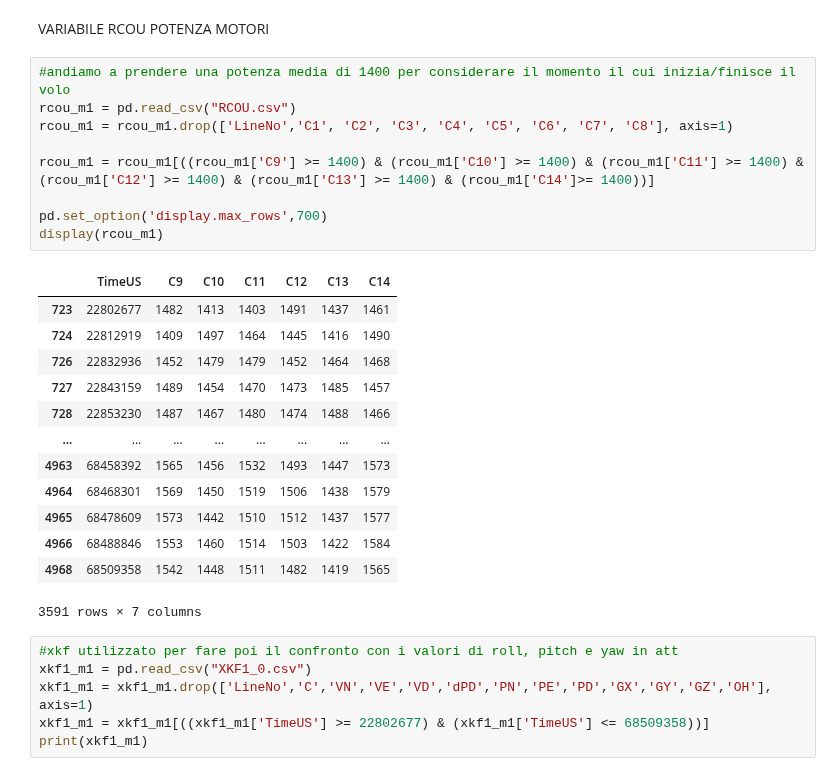
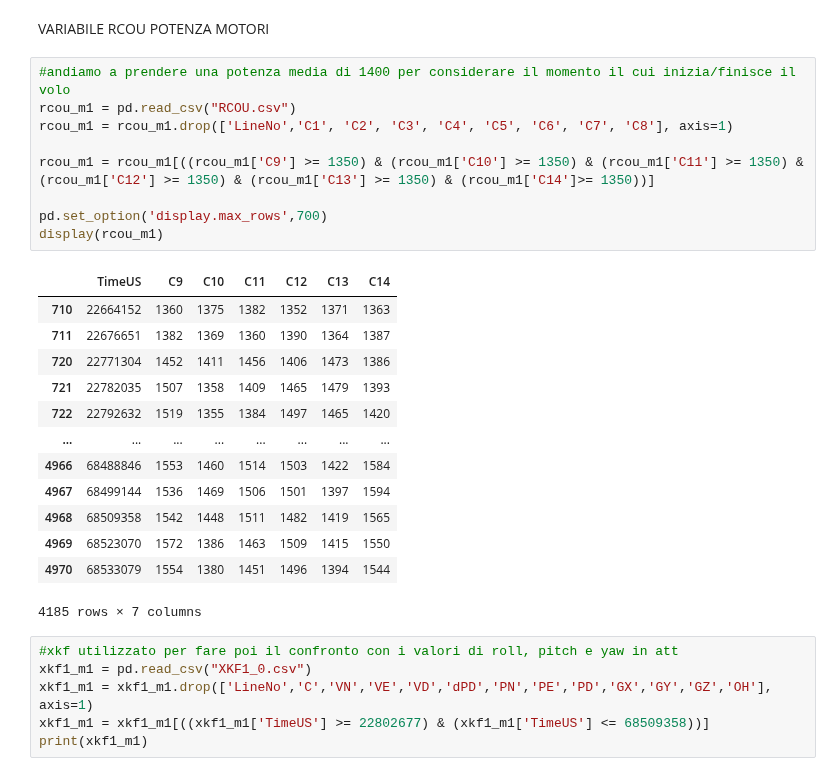
Before and after one commit to ChiaraAmalia/ProgettoManutenzionePreventiva, a Jupyter notebook: M1/NO_FAULT1/nofault_m1.ipynb, the cells around one changed output. Drawn from its saved outputs; the diff is of its cells as text.

```diff
--- a/M1/NO_FAULT1/nofault_m1.ipynb
+++ b/M1/NO_FAULT1/nofault_m1.ipynb
@@ -19,26 +19,26 @@ VARIABILE RCOU POTENZA MOTORI
 # %%
 #andiamo a prendere una potenza media di 1400 per considerare il momento il cui inizia/finisce il volo
 rcou_m1 = pd.read_csv("RCOU.csv")
 rcou_m1 = rcou_m1.drop(['LineNo','C1', 'C2', 'C3', 'C4', 'C5', 'C6', 'C7', 'C8'], axis=1)
 
-rcou_m1 = rcou_m1[((rcou_m1['C9'] >= 1400) & (rcou_m1['C10'] >= 1400) & (rcou_m1['C11'] >= 1400) & (rcou_m1['C12'] >= 1400) & (rcou_m1['C13'] >= 1400) & (rcou_m1['C14']>= 1400))]
+rcou_m1 = rcou_m1[((rcou_m1['C9'] >= 1350) & (rcou_m1['C10'] >= 1350) & (rcou_m1['C11'] >= 1350) & (rcou_m1['C12'] >= 1350) & (rcou_m1['C13'] >= 1350) & (rcou_m1['C14']>= 1350))]
 
 pd.set_option('display.max_rows',700)
 display(rcou_m1)
 # %% [output]
 |  | TimeUS | C9 | C10 | C11 | C12 | C13 | C14 |
-| 723 | 22802677 | 1482 | 1413 | 1403 | 1491 | 1437 | 1461 |
-| 724 | 22812919 | 1409 | 1497 | 1464 | 1445 | 1416 | 1490 |
-| 726 | 22832936 | 1452 | 1479 | 1479 | 1452 | 1464 | 1468 |
-| 727 | 22843159 | 1489 | 1454 | 1470 | 1473 | 1485 | 1457 |
-| 728 | 22853230 | 1487 | 1467 | 1480 | 1474 | 1488 | 1466 |
+| 710 | 22664152 | 1360 | 1375 | 1382 | 1352 | 1371 | 1363 |
+| 711 | 22676651 | 1382 | 1369 | 1360 | 1390 | 1364 | 1387 |
+| 720 | 22771304 | 1452 | 1411 | 1456 | 1406 | 1473 | 1386 |
+| 721 | 22782035 | 1507 | 1358 | 1409 | 1465 | 1479 | 1393 |
+| 722 | 22792632 | 1519 | 1355 | 1384 | 1497 | 1465 | 1420 |
 | ... | ... | ... | ... | ... | ... | ... | ... |
-| 4963 | 68458392 | 1565 | 1456 | 1532 | 1493 | 1447 | 1573 |
-| 4964 | 68468301 | 1569 | 1450 | 1519 | 1506 | 1438 | 1579 |
-| 4965 | 68478609 | 1573 | 1442 | 1510 | 1512 | 1437 | 1577 |
 | 4966 | 68488846 | 1553 | 1460 | 1514 | 1503 | 1422 | 1584 |
+| 4967 | 68499144 | 1536 | 1469 | 1506 | 1501 | 1397 | 1594 |
 | 4968 | 68509358 | 1542 | 1448 | 1511 | 1482 | 1419 | 1565 |
+| 4969 | 68523070 | 1572 | 1386 | 1463 | 1509 | 1415 | 1550 |
+| 4970 | 68533079 | 1554 | 1380 | 1451 | 1496 | 1394 | 1544 |
-3591 rows × 7 columns
+4185 rows × 7 columns
 # %%
 #xkf utilizzato per fare poi il confronto con i valori di roll, pitch e yaw in att
 xkf1_m1 = pd.read_csv("XKF1_0.csv")
```
Also changed, not shown: parts of 2 cells of this notebook, 1 other file.
